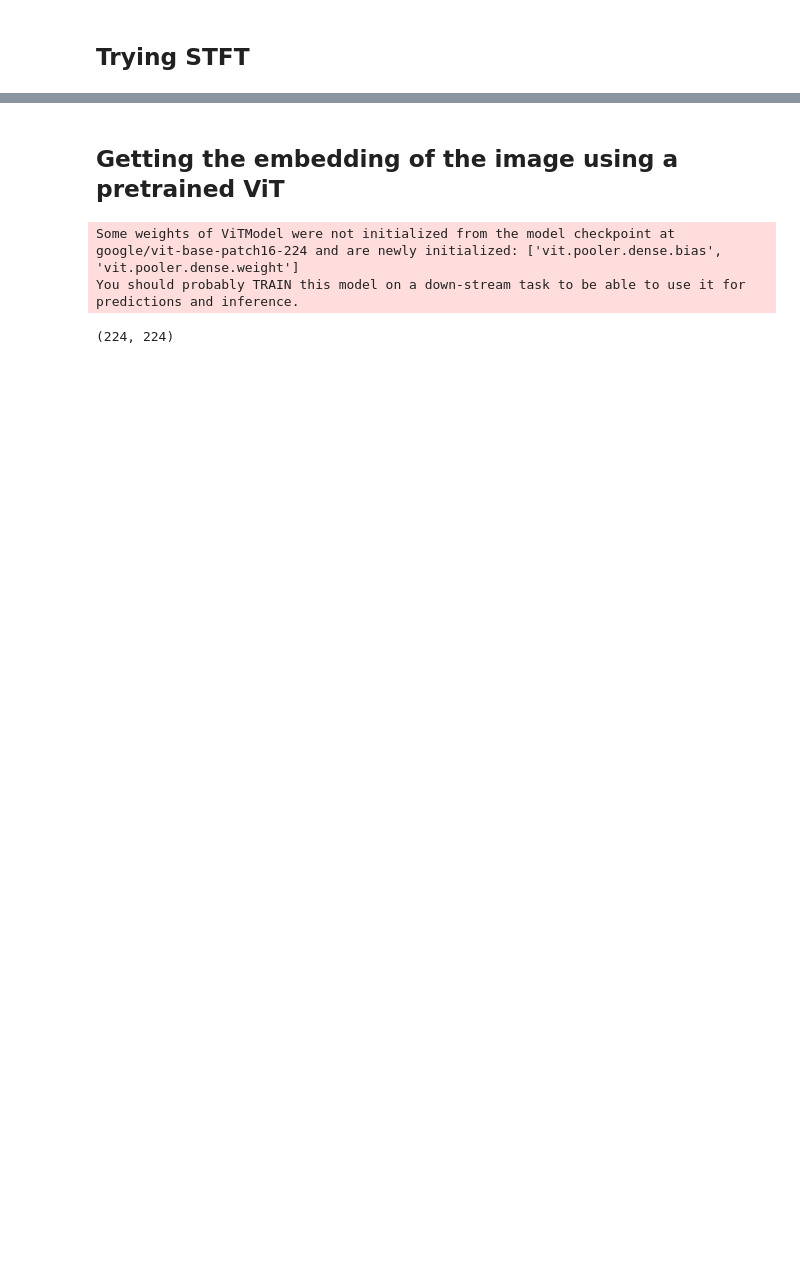
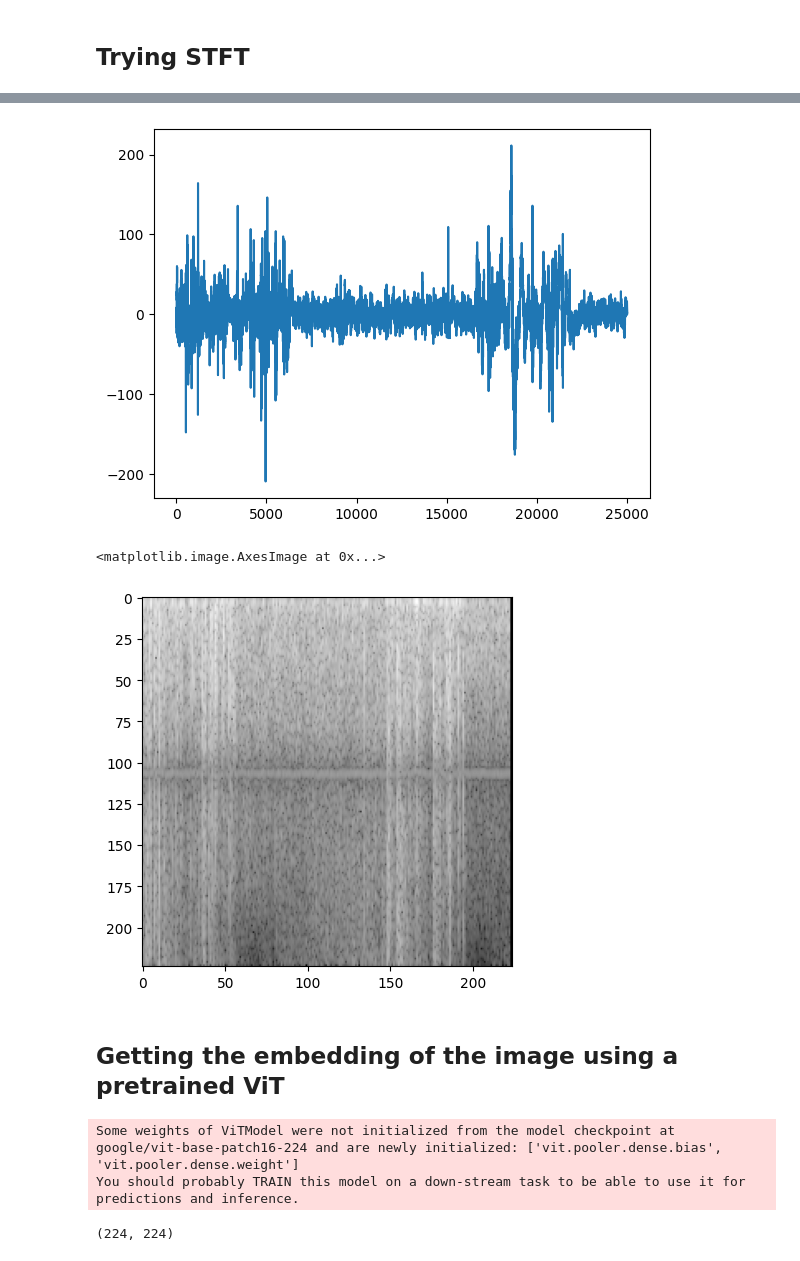
Before and after one commit to Portiloop/portiloop-training, a Jupyter notebook: notebooks/huggingface_testing.ipynb, the cells around one changed output, grey strips where cells are left out. Cells and saved outputs as stored; diff of their text form; code cells hidden in the pictures; blank space fills up the shorter version.

```diff
--- a/notebooks/huggingface_testing.ipynb
+++ b/notebooks/huggingface_testing.ipynb
@@ -105,28 +106,2 @@ Time for image processing: 0.012372970581054688
 # %% [markdown]
 ## Trying STFT
-# %%
-# Load example EEG data
-eeg_data = dataset[0][0][0, 0, :]
-
-import numpy as np
-import matplotlib.pyplot as plt
-from scipy.signal import spectrogram
-
-# Assuming eeg_data is your 1D EEG signal
-fs = 250  # Sampling rate (adjust according to your data)
-
-start = time.time()
-_, _, Sxx = spectrogram(eeg_data, fs=fs, nfft=446, nperseg=126)
-end = time.time()
-print(end - start)
-
-# Normalize the spectrogram for visualization
-Sxx_normalized = (10 * np.log10(Sxx) - np.min(10 * np.log10(Sxx))) / (np.max(10 * np.log10(Sxx)) - np.min(10 * np.log10(Sxx)))
-Sxx_normalized = np.expand_dims(Sxx_normalized, axis=-1)
-
-print(Sxx_normalized.shape)
-# Display the resulting image-like vector
-plt.imshow(Sxx_normalized, cmap='gray')
-plt.title('Spectrogram Image')
-plt.axis('off')  # Turn off axis labels and ticks
-plt.show()
@@ -168,3 +189,12 @@ Sxx_normalized.shape
+# %%
+i = 15
+plt.plot(dataset[i][0][0, 0, :])
+plt.show()
+plt.imshow(tensor_wt[i, 0, :, :], cmap='gray')
+# %% [output]
+[figure, added]
+<matplotlib.image.AxesImage at 0x...>
+[figure, added]
 # %% [markdown]
 ## Getting the embedding of the image using a pretrained ViT
 # %%
```
Also changed, not shown: parts of 10 cells of this notebook, 1 other file.
